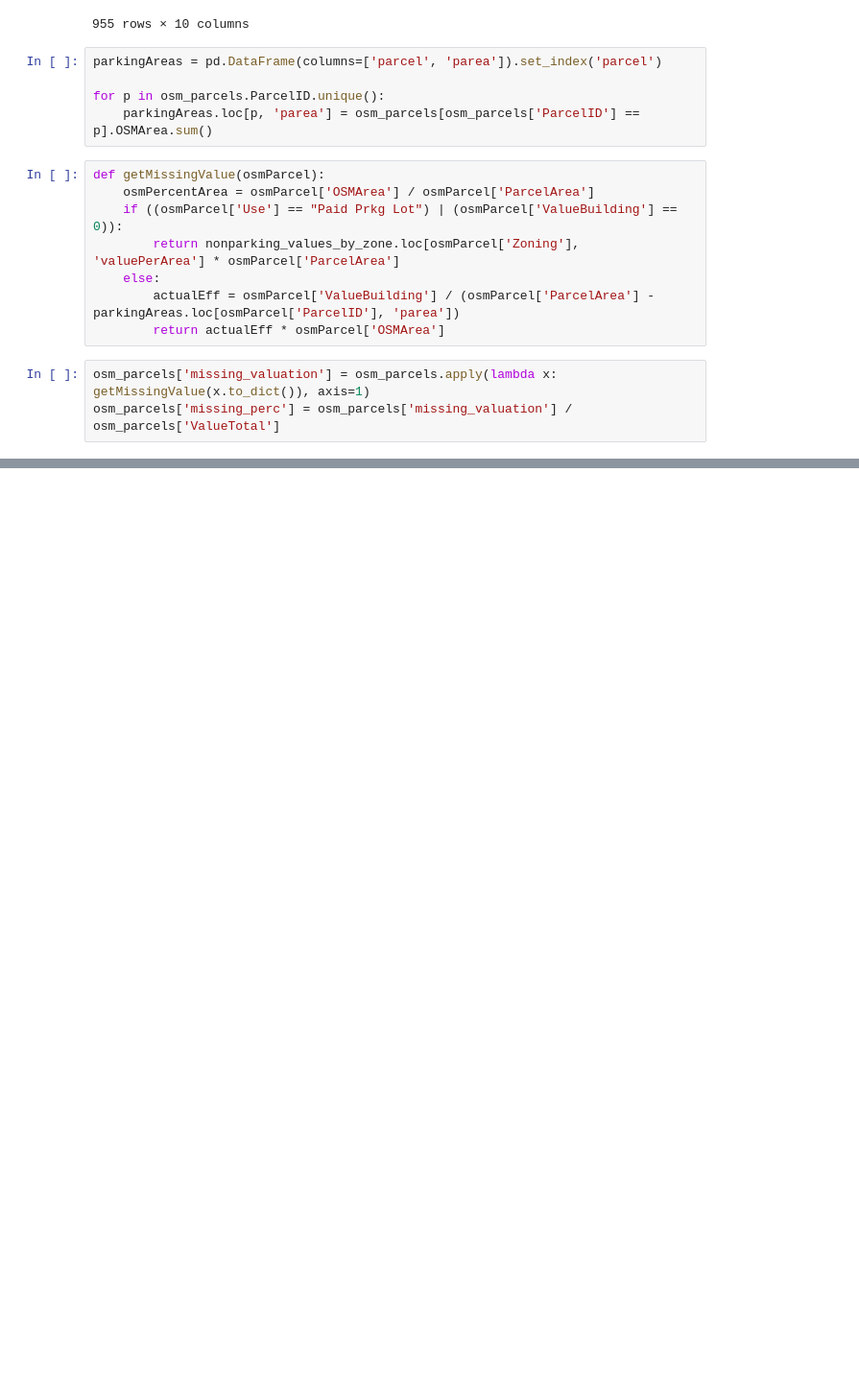
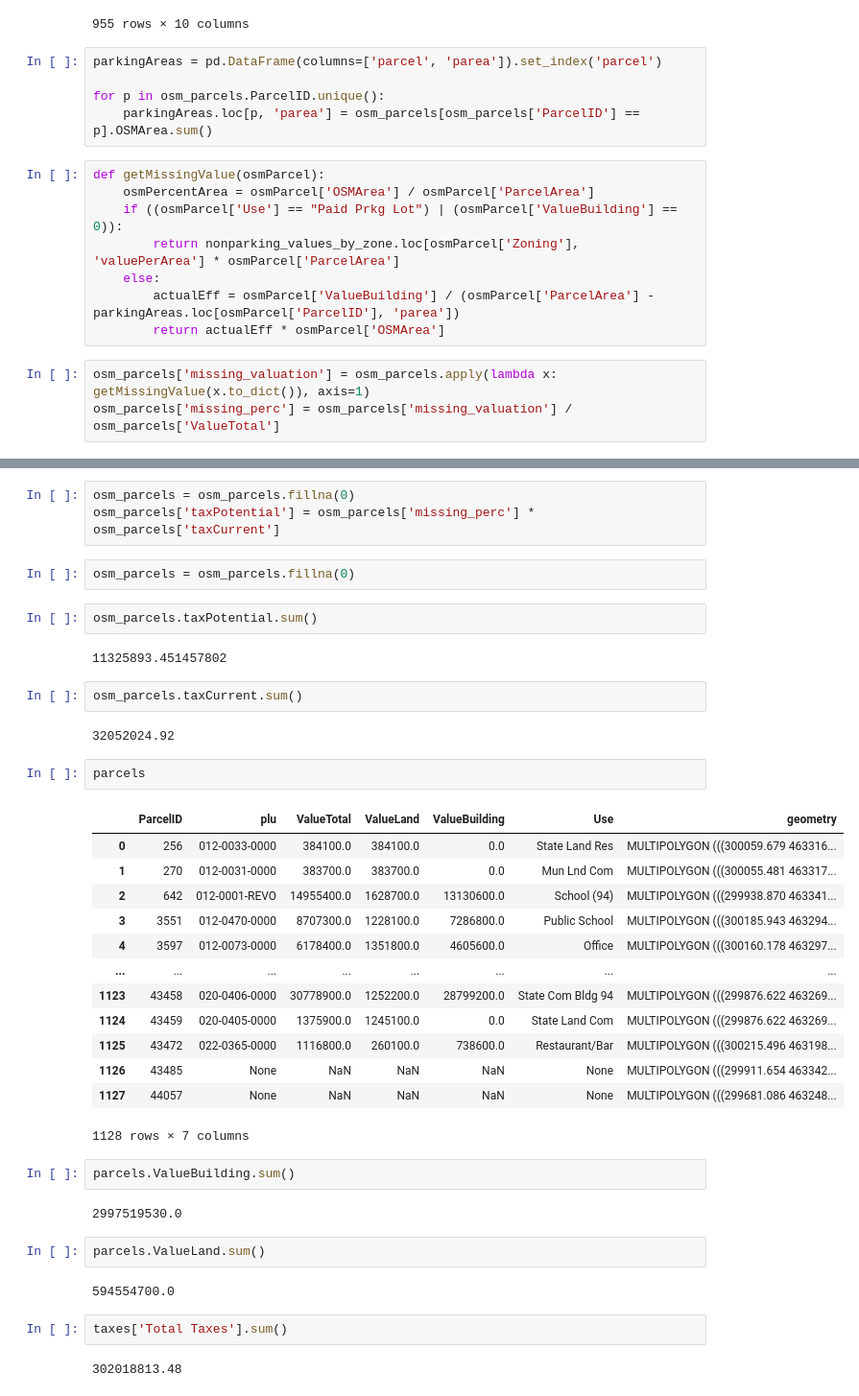
Before and after one commit to chris-sarli/parking-analysis, a Jupyter notebook: notebooks/Taxes.ipynb, the cells around one changed output, grey strips where cells are left out. Shown: that part at 96% size. Drawn from its saved outputs; the diff is of its cells as text; blank space fills up the shorter version.

```diff
--- a/notebooks/Taxes.ipynb
+++ b/notebooks/Taxes.ipynb
@@ -298,0 +355,41 @@ taxes.loc['019-0114-0000', 'Total Taxes']
+# %%
+osm_parcels = osm_parcels.fillna(0)
+osm_parcels['taxPotential'] = osm_parcels['missing_perc'] * osm_parcels['taxCurrent']
+# %%
+osm_parcels = osm_parcels.fillna(0)
+# %%
+osm_parcels.taxPotential.sum()
+# %% [output]
+11325893.451457802
+# %%
+osm_parcels.taxCurrent.sum()
+# %% [output]
+32052024.92
+# %%
+parcels
+# %% [output]
+|  | ParcelID | plu | ValueTotal | ValueLand | ValueBuilding | Use | geometry |
+| 0 | 256 | 012-0033-0000 | 384100.0 | 384100.0 | 0.0 | State Land Res | MULTIPOLYGON (((300059.679 463316... |
+| 1 | 270 | 012-0031-0000 | 383700.0 | 383700.0 | 0.0 | Mun Lnd Com | MULTIPOLYGON (((300055.481 463317... |
+| 2 | 642 | 012-0001-REVO | 14955400.0 | 1628700.0 | 13130600.0 | School (94) | MULTIPOLYGON (((299938.870 463341... |
+| 3 | 3551 | 012-0470-0000 | 8707300.0 | 1228100.0 | 7286800.0 | Public School | MULTIPOLYGON (((300185.943 463294... |
+| 4 | 3597 | 012-0073-0000 | 6178400.0 | 1351800.0 | 4605600.0 | Office | MULTIPOLYGON (((300160.178 463297... |
+| ... | ... | ... | ... | ... | ... | ... | ... |
+| 1123 | 43458 | 020-0406-0000 | 30778900.0 | 1252200.0 | 28799200.0 | State Com Bldg 94 | MULTIPOLYGON (((299876.622 463269... |
+| 1124 | 43459 | 020-0405-0000 | 1375900.0 | 1245100.0 | 0.0 | State Land Com | MULTIPOLYGON (((299876.622 463269... |
+| 1125 | 43472 | 022-0365-0000 | 1116800.0 | 260100.0 | 738600.0 | Restaurant/Bar | MULTIPOLYGON (((300215.496 463198... |
+| 1126 | 43485 | None | NaN | NaN | NaN | None | MULTIPOLYGON (((299911.654 463342... |
+| 1127 | 44057 | None | NaN | NaN | NaN | None | MULTIPOLYGON (((299681.086 463248... |
+1128 rows × 7 columns
+# %%
+parcels.ValueBuilding.sum()
+# %% [output]
+2997519530.0
+# %%
+parcels.ValueLand.sum()
+# %% [output]
+594554700.0
+# %%
+taxes['Total Taxes'].sum()
+# %% [output]
+302018813.48
```
Also changed, not shown: parts of 8 cells of this notebook.
